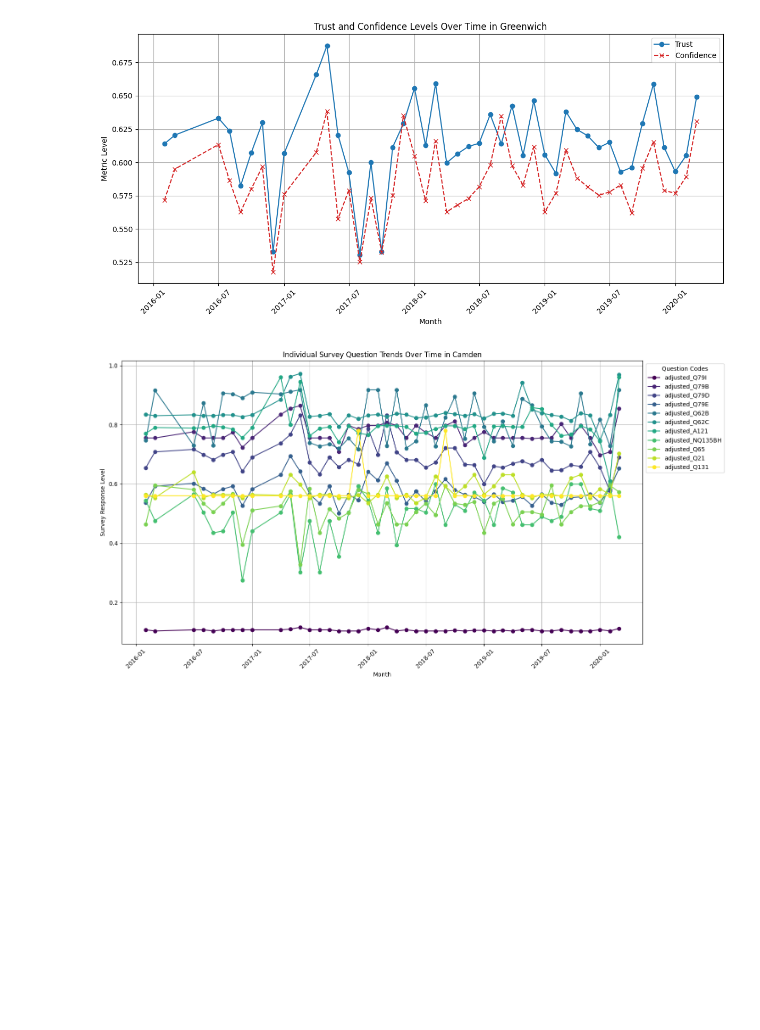
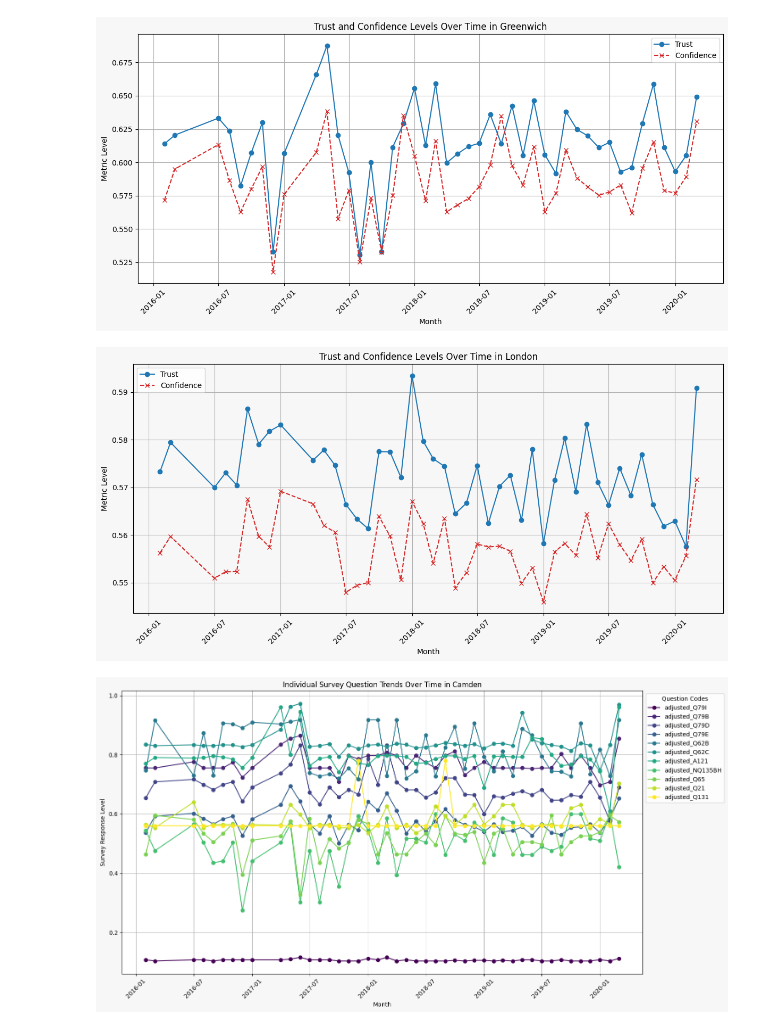
Before and after one commit to HNagouda/JBG050-DC2-Grp21, a Jupyter notebook: src/exploration/dupa.ipynb, the cells around one changed output. Saved outputs shown, nothing was run; the diff lists cells and outputs as text; code cells hidden in the pictures; blank space fills up the shorter version.

```diff
--- a/src/exploration/dupa.ipynb
+++ b/src/exploration/dupa.ipynb
@@ -652,6 +670,29 @@ plt.tight_layout()
 plt.show()
 # %% [output]
 [figure]
+# %%
+final_grouped['MONTH'] = pd.to_datetime(final_grouped['MONTH'], format='%b %Y')
+final_grouped.sort_values('MONTH', inplace=True)
+
+london_data = final_grouped.groupby('MONTH')[['Trust', 'Confidence']].mean().reset_index()
+
+plt.rcParams['figure.facecolor'] = '#f8f7f7'
+
+plt.figure(figsize=(12, 6), facecolor='#f8f7f7')
+plt.plot(london_data['MONTH'], london_data['Trust'], color='tab:blue', marker='o', linestyle='-', label='Trust')
+plt.plot(london_data['MONTH'], london_data['Confidence'], color='tab:red', marker='x', linestyle='--', label='Confidence')
+
+plt.title('Trust and Confidence Levels Over Time in London')
+plt.xlabel('Month')
+plt.ylabel('Metric Level')
+plt.legend()
+plt.grid(True)
+plt.xticks(rotation=45)
+plt.gca().set_facecolor('#f8f7f7')
+plt.tight_layout()
+plt.show()
+# %% [output]
+[figure, added]
 # %%
 camden_data = final_grouped[final_grouped['C2'] == 'Westminster']
 camden_data['MONTH'] = pd.to_datetime(camden_data['MONTH'], format='%b %Y')
```
Also changed, not shown: parts of 12 cells of this notebook, 2 other files.
